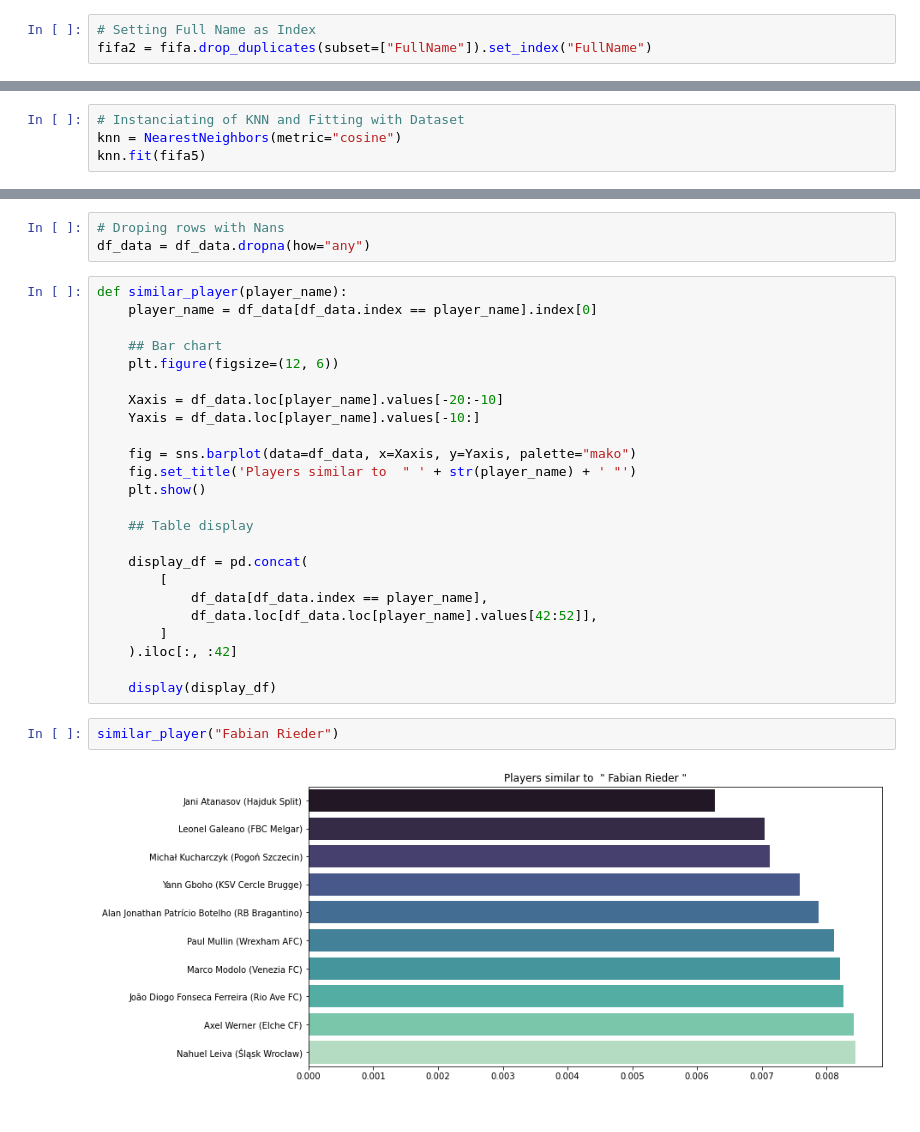
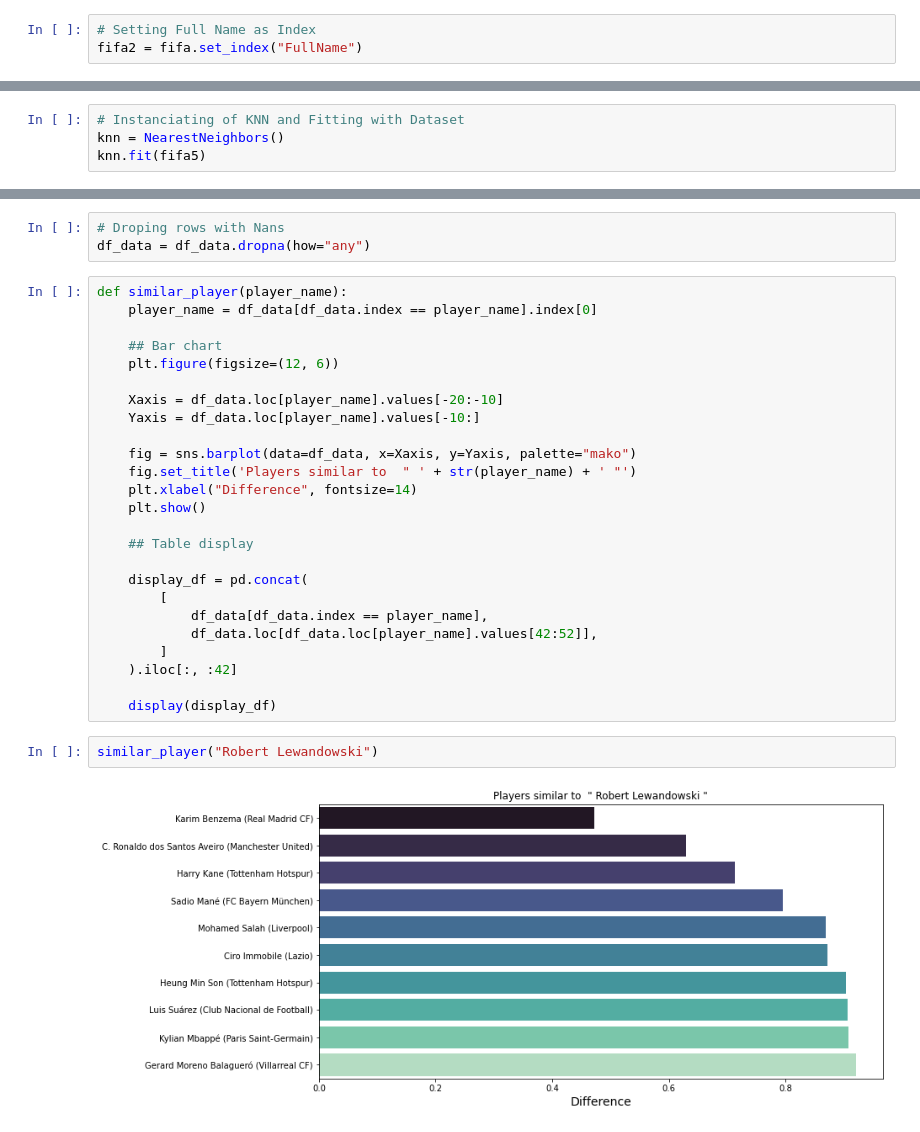
Before and after one commit to thober1987/fifa_similar_players, a Jupyter notebook: FIFA Similar Players_011122.ipynb, the cells around one changed output, grey strips where cells are left out. Saved outputs shown, nothing was run; the diff lists cells and outputs as text.

```diff
--- a/FIFA Similar Players_011122.ipynb
+++ b/FIFA Similar Players_011122.ipynb
@@ -27,7 +27,7 @@ fifa = (
 ## Data Cleaning
 # %%
 # Setting Full Name as Index
-fifa2 = fifa.drop_duplicates(subset=["FullName"]).set_index("FullName")
+fifa2 = fifa.set_index("FullName")
 # %%
 # Selection of numeric attributes that are useful for player recommendation
 fifa3 = fifa2._get_numeric_data()
@@ -87,6 +87,6 @@ fifa5["Potential"] = fifa5["Potential"] * 2
 ## Recommendation System
 # %%
 # Instanciating of KNN and Fitting with Dataset
-knn = NearestNeighbors(metric="cosine")
+knn = NearestNeighbors()
 knn.fit(fifa5)
 # %% [output]
@@ -143,6 +143,7 @@ def similar_player(player_name):
 
     fig = sns.barplot(data=df_data, x=Xaxis, y=Yaxis, palette="mako")
     fig.set_title('Players similar to  " ' + str(player_name) + ' "')
+    plt.xlabel("Difference", fontsize=14)
     plt.show()
 
     ## Table display
@@ -156,8 +157,8 @@ def similar_player(player_name):
 
     display(display_df)
 # %%
-similar_player("Fabian Rieder")
+similar_player("Robert Lewandowski")
 # %% [output]
-[figure, old version]
+[figure, new version]
 |  | Age | Height | Weight | Overall | Potential | WeakFoot | SkillMoves | PaceTotal | ShootingTotal | ... |
 | FullName |  |  |  |  |  |  |  |  |  | ... |
```
Also changed, not shown: parts of 3 cells of this notebook.
